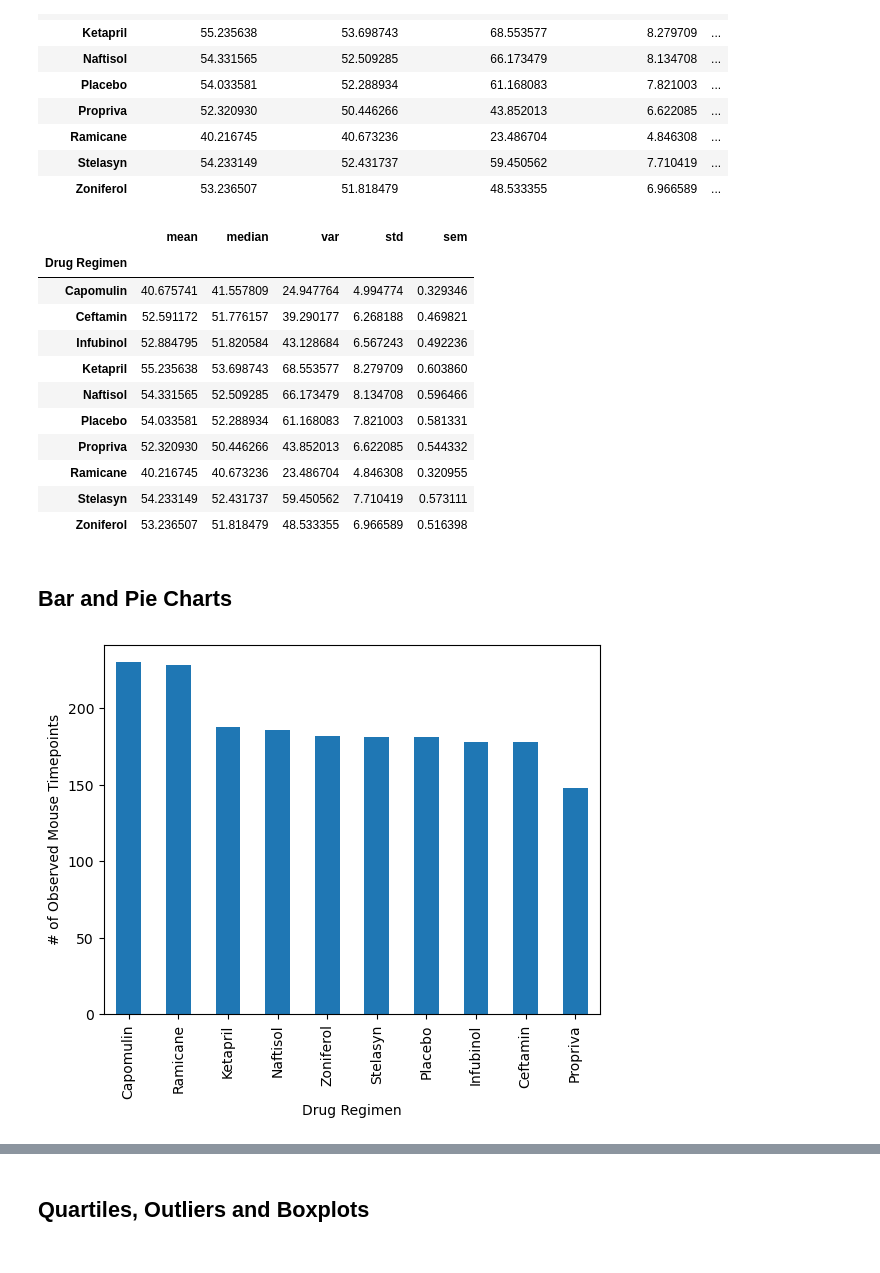
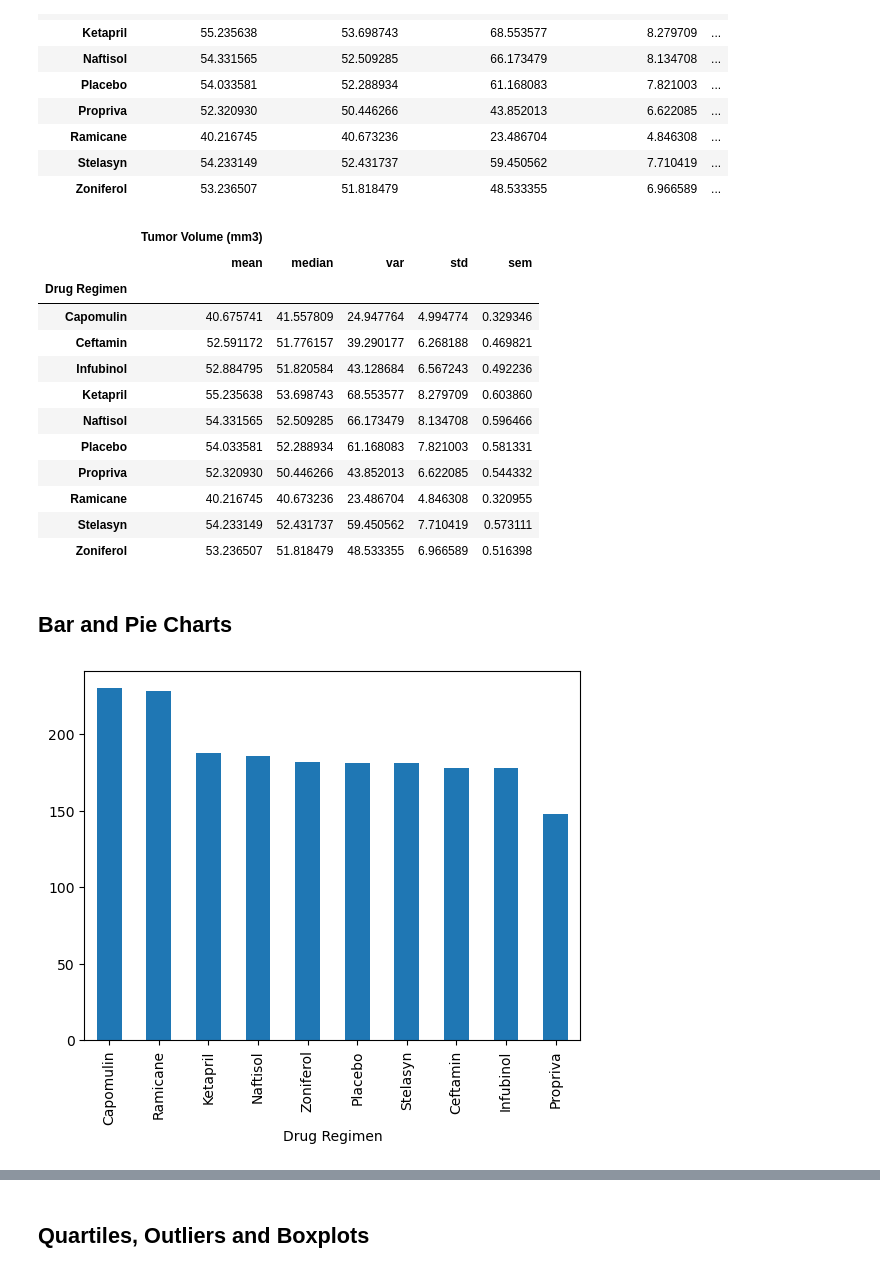
Before and after one commit to bryanpijohnson/python-pyplot, a Jupyter notebook: Pymaceuticals/pymaceuticals_starter.ipynb, the cells around one changed output, grey strips where cells are left out. Drawn from its saved outputs; the diff is of its cells as text; code cells hidden in the pictures.

```diff
--- a/Pymaceuticals/pymaceuticals_starter.ipynb
+++ b/Pymaceuticals/pymaceuticals_starter.ipynb
@@ -64,8 +64,8 @@ mouse_duplicates
 | 1592 | g989 | 35 | 62.570880 | 2 | Propriva | Female | 21 | ... |
 # %%
 # Create a clean DataFrame by dropping the duplicate mouse by its ID.
-mouse_complete = mouse_complete.drop(mouse_duplicates.index)
-mouse_complete.head()
+mouse_clean = mouse_complete.drop(mouse_duplicates.index)
+mouse_clean.head()
 # %% [output]
 |  | Mouse ID | Timepoint | Tumor Volume (mm3) | Metastatic Sites | Drug Regimen | Sex | Age_months | ... |
 | 0 | b128 | 0 | 45.0 | 0 | Capomulin | Female | 9 | ... |
@@ -82,15 +82,15 @@ mouse_complete["Mouse ID"].nunique()
 ## Summary Statistics
 # %%
 # Generate a summary statistics table of mean, median, variance, standard deviation, and SEM of the tumor volume for each regimen
-mouse_complete_per_drug = mouse_complete.groupby("Drug Regimen")["Tumor Volume (mm3)"]
+mouse_clean_per_drug = mouse_clean.groupby("Drug Regimen")
 # Use groupby and summary statistical methods to calculate the following properties of each drug regimen:
 # mean, median, variance, standard deviation, and SEM of the tumor volume.
 # Assemble the resulting series into a single summary DataFrame.
-tumor_volume_mean = mouse_complete_per_drug.mean()
-tumor_volume_median = mouse_complete_per_drug.median()
-tumor_volume_var = mouse_complete_per_drug.var()
-tumor_volume_stddev = mouse_complete_per_drug.std()
-tumor_volume_stderr = mouse_complete_per_drug.sem()
+tumor_volume_mean = mouse_clean_per_drug["Tumor Volume (mm3)"].mean()
+tumor_volume_median = mouse_clean_per_drug["Tumor Volume (mm3)"].median()
+tumor_volume_var = mouse_clean_per_drug["Tumor Volume (mm3)"].var()
+tumor_volume_stddev = mouse_clean_per_drug["Tumor Volume (mm3)"].std()
+tumor_volume_stderr = mouse_clean_per_drug["Tumor Volume (mm3)"].sem()
 
 tumor_volume_stats = pd.DataFrame({"Mean Tumor Volume": tumor_volume_mean,
                                    "Median Tumor Volume": tumor_volume_median,
@@ -118,8 +118,10 @@ tumor_volume_stats
 # and SEM of the tumor volume for each regimen (only one method is required in the solution)
 
 # Using the aggregation method, produce the same summary statistics in a single line
-mouse_complete_per_drug.aggregate(["mean", "median", "var", "std", "sem"])
+mouse_stats_per_drug = mouse_clean_per_drug.agg({"Tumor Volume (mm3)":["mean", "median", "var", "std", "sem"]})
+mouse_stats_per_drug.style.set_properties(**{"text-align": "right"})
 # %% [output]
+|  | Tumor Volume (mm3) |  |  |  |  |
 |  | mean | median | var | std | sem |
 | Drug Regimen |  |  |  |  |  |
 | Capomulin | 40.675741 | 41.557809 | 24.947764 | 4.994774 | 0.329346 |
@@ -136,7 +138,9 @@ mouse_complete_per_drug.aggregate(["mean", "median", "var", "std", "sem"])
 ## Bar and Pie Charts
 # %%
 # Generate a bar plot showing the total number of rows (Mouse ID/Timepoints) for each drug regimen using Pandas.
+mouse_clean_per_drug["Timepoint"].count().sort_values(ascending = False).plot(kind = "bar")
+plt.show()
 # %% [output]
-[figure, old version]
+[figure, new version]
 # %%
 # Generate a bar plot showing the total number of rows (Mouse ID/Timepoints) for each drug regimen using pyplot.
```
Also changed, not shown: parts of 10 cells of this notebook.
